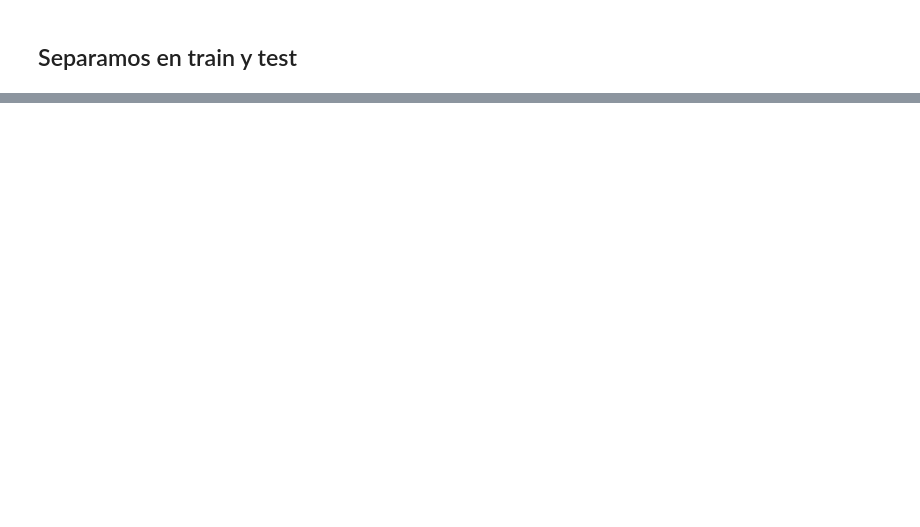
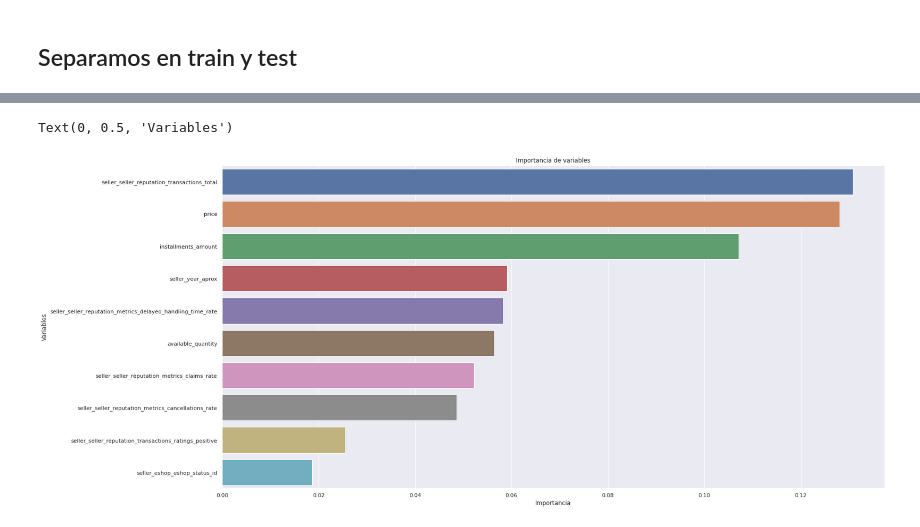
Before and after one commit to maxiuboldi/challenge_ml, a Jupyter notebook: model.ipynb, the cells around one changed output, grey strips where cells are left out. Drawn from its saved outputs; the diff is of its cells as text; code cells hidden in the pictures; blank space fills up the shorter version.

```diff
--- a/model.ipynb
+++ b/model.ipynb
@@ -475,7 +475,7 @@ print('distribución de clases: \n{}'.format(target_multi.value_counts()))
 
 # codificamos el target
 le = LabelEncoder()
-target_bi = le.fit_transform(target_multi)
+target_multi = le.fit_transform(target_multi)
 num_clase = list(le.classes_)
 # %% [output]
 distribución de clases:
@@ -513,15 +512,16 @@ for train_index, valid_index in StratifiedKFold(n_splits=K_FOLD, shuffle=True, r
                 eval_set=[(train_data_fold, train_target_fold), (val_data_fold, val_target_fold)],
                 verbose=50)
     val_pred = learner.predict_proba(val_data_fold)
+    test_pred = learner.predict_proba(test_data)
 
-    print(val_pred.shape)
-    #val_probs.append(pd.DataFrame(np.hstack((learner.predict_proba(val_data_fold), np.zeros((learner.predict_proba(val_data_fold).shape[0], i)))), index=val_data_fold.index, columns=num_clase.append('fold')))
-    print(val_pred)
-    #test_probs.append(pd.DataFrame(np.append(learner.predict_proba(test_data), np.full((learner.predict_proba(test_data).shape[0], 1), i, dtype=int), axis=1), index=test_data.index, columns=num_clase.append('fold')))
-    #fi.append(pd.Series(learner.feature_importances_ /
-                        #learner.feature_importances_.sum(), index=train_data_fold.columns))
+    val_probs.append(pd.DataFrame(val_pred, index=val_data_fold.index))
+    test_probs.append(pd.DataFrame(test_pred, index=test_data.index))
 
-#test_probs = pd.concat(test_probs, axis=1).mean(axis=1)
-#fi = pd.concat(fi, axis=1).mean(axis=1).sort_values(ascending=False)
+    fi.append(pd.Series(learner.feature_importances_ /
+                        learner.feature_importances_.sum(), index=train_data_fold.columns))
+
+test_probs = pd.concat([pd.DataFrame(test_probs[i]) for i in range(len(test_probs))])
+test_probs = test_probs.groupby('id').mean()
+fi = pd.concat(fi, axis=1).mean(axis=1).sort_values(ascending=False)
 # %% [output]
 Training until validation scores don't improve for 50 rounds.
@@ -563,0 +573,9 @@ MLA875491234 0.29 0.63 0.01 0.01 0.01 0.05 0.00 1.00
+# %%
+sns.barplot(x=fi.head(10), y=fi.head(10).index, orient='h')
+#Add chart labels
+plt.title('Importancia de variables')
+plt.xlabel('Importancia')
+plt.ylabel('Variables')
+# %% [output]
+Text(0, 0.5, 'Variables')
+[figure, added]
```
Also changed, not shown: parts of 14 cells of this notebook.
